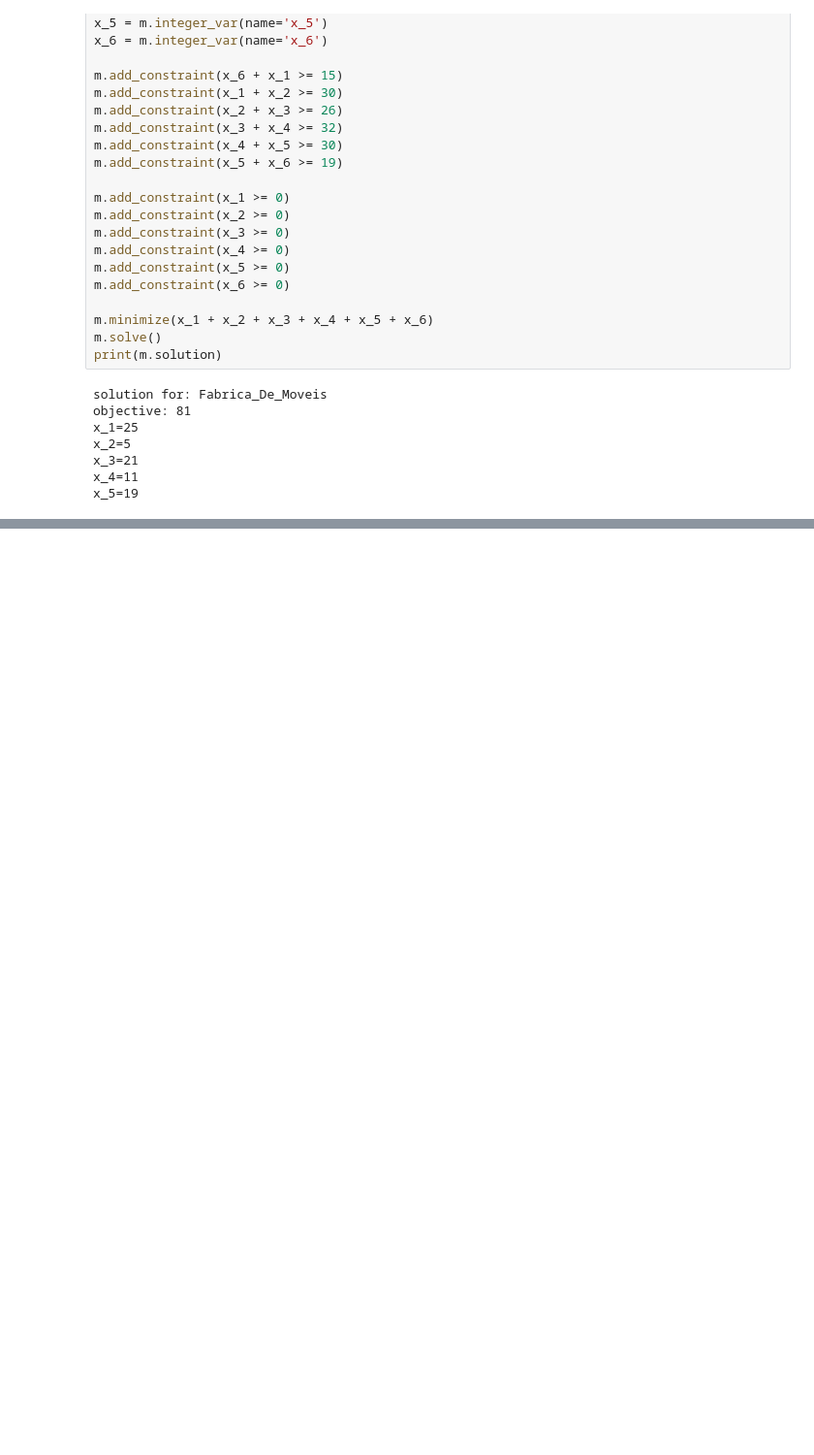
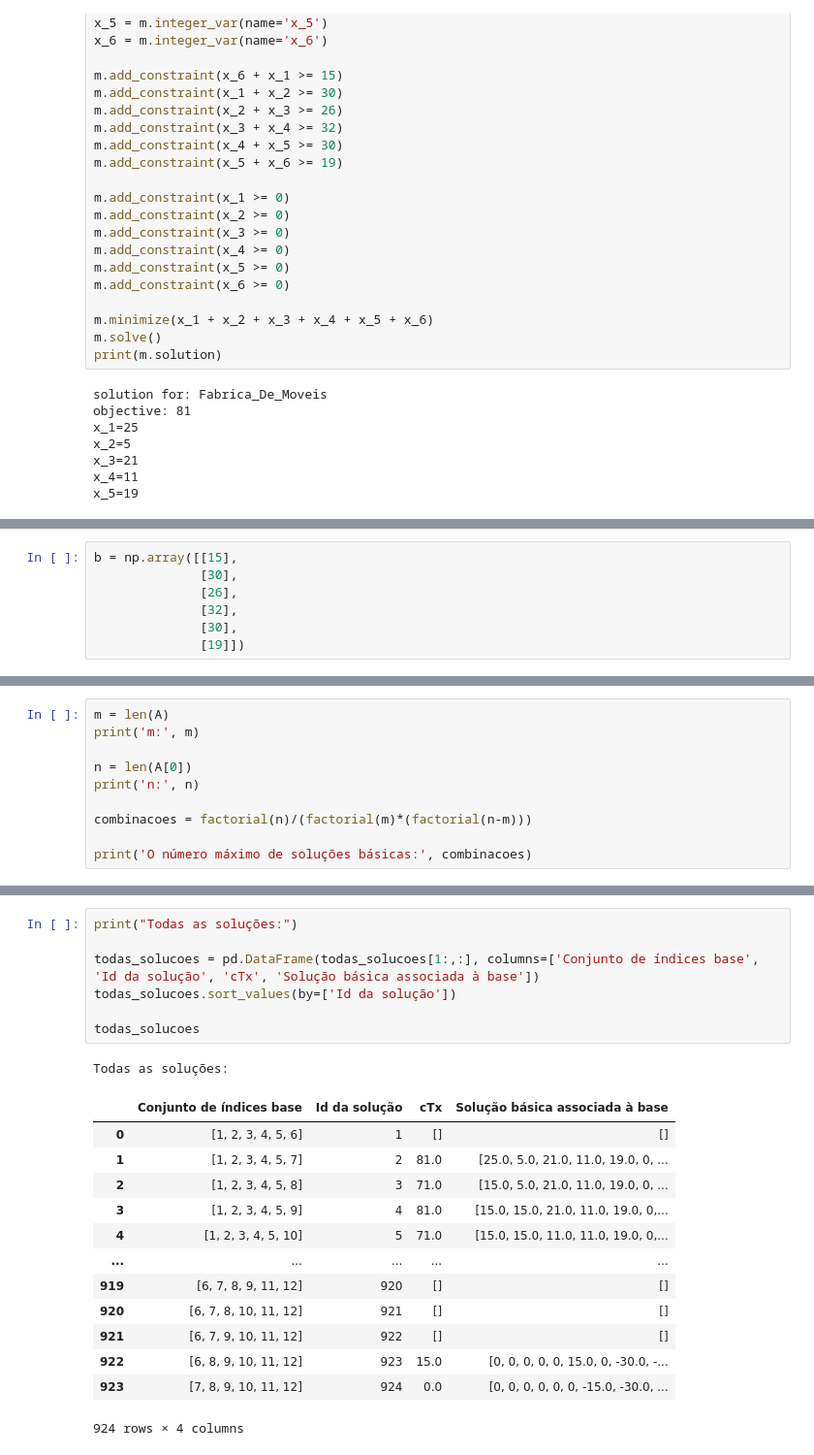
Before and after one commit to myllah/UFG-Sistemas-de-Informacao, a Jupyter notebook: pesquisa-operacional-2020.2/alocacao-de-motoristas.ipynb, the cells around one changed output, grey strips where cells are left out. Shown at 97% size. Cells and saved outputs as stored; diff of their text form; blank space fills up the shorter version.

```diff
--- a/pesquisa-operacional-2020.2/alocacao-de-motoristas.ipynb
+++ b/pesquisa-operacional-2020.2/alocacao-de-motoristas.ipynb
@@ -79,0 +119,7 @@ x_5=19
+# %%
+b = np.array([[15],
+              [30],
+              [26],
+              [32],
+              [30],
+              [19]])
@@ -79,0 +128,10 @@ x_5=19
+# %%
+m = len(A)
+print('m:', m)
+
+n = len(A[0])
+print('n:', n)
+
+combinacoes = factorial(n)/(factorial(m)*(factorial(n-m)))
+
+print('O número máximo de soluções básicas:', combinacoes)
@@ -79,0 +310,22 @@ x_5=19
+# %%
+print("Todas as soluções:")
+
+todas_solucoes = pd.DataFrame(todas_solucoes[1:,:], columns=['Conjunto de índices base', 'Id da solução', 'cTx', 'Solução básica associada à base'])
+todas_solucoes.sort_values(by=['Id da solução'])
+
+todas_solucoes
+# %% [output]
+Todas as soluções:
+|  | Conjunto de índices base | Id da solução | cTx | Solução básica associada à base |
+| 0 | [1, 2, 3, 4, 5, 6] | 1 | [] | [] |
+| 1 | [1, 2, 3, 4, 5, 7] | 2 | 81.0 | [25.0, 5.0, 21.0, 11.0, 19.0, 0, ... |
+| 2 | [1, 2, 3, 4, 5, 8] | 3 | 71.0 | [15.0, 5.0, 21.0, 11.0, 19.0, 0, ... |
+| 3 | [1, 2, 3, 4, 5, 9] | 4 | 81.0 | [15.0, 15.0, 21.0, 11.0, 19.0, 0,... |
+| 4 | [1, 2, 3, 4, 5, 10] | 5 | 71.0 | [15.0, 15.0, 11.0, 11.0, 19.0, 0,... |
+| ... | ... | ... | ... | ... |
+| 919 | [6, 7, 8, 9, 11, 12] | 920 | [] | [] |
+| 920 | [6, 7, 8, 10, 11, 12] | 921 | [] | [] |
+| 921 | [6, 7, 9, 10, 11, 12] | 922 | [] | [] |
+| 922 | [6, 8, 9, 10, 11, 12] | 923 | 15.0 | [0, 0, 0, 0, 0, 15.0, 0, -30.0, -... |
+| 923 | [7, 8, 9, 10, 11, 12] | 924 | 0.0 | [0, 0, 0, 0, 0, 0, -15.0, -30.0, ... |
+924 rows × 4 columns
```
Also changed, not shown: parts of 16 cells of this notebook, 8 other files.
